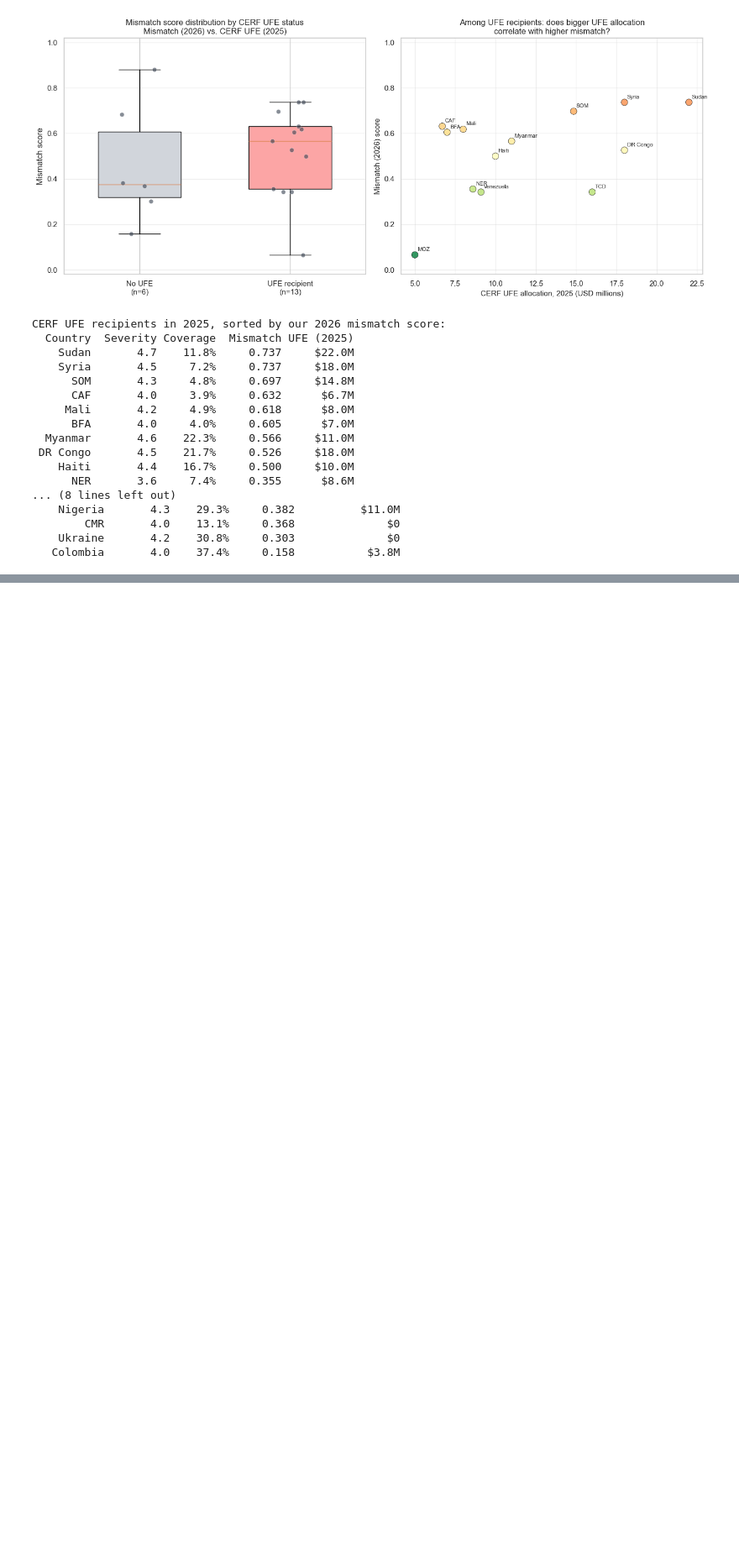
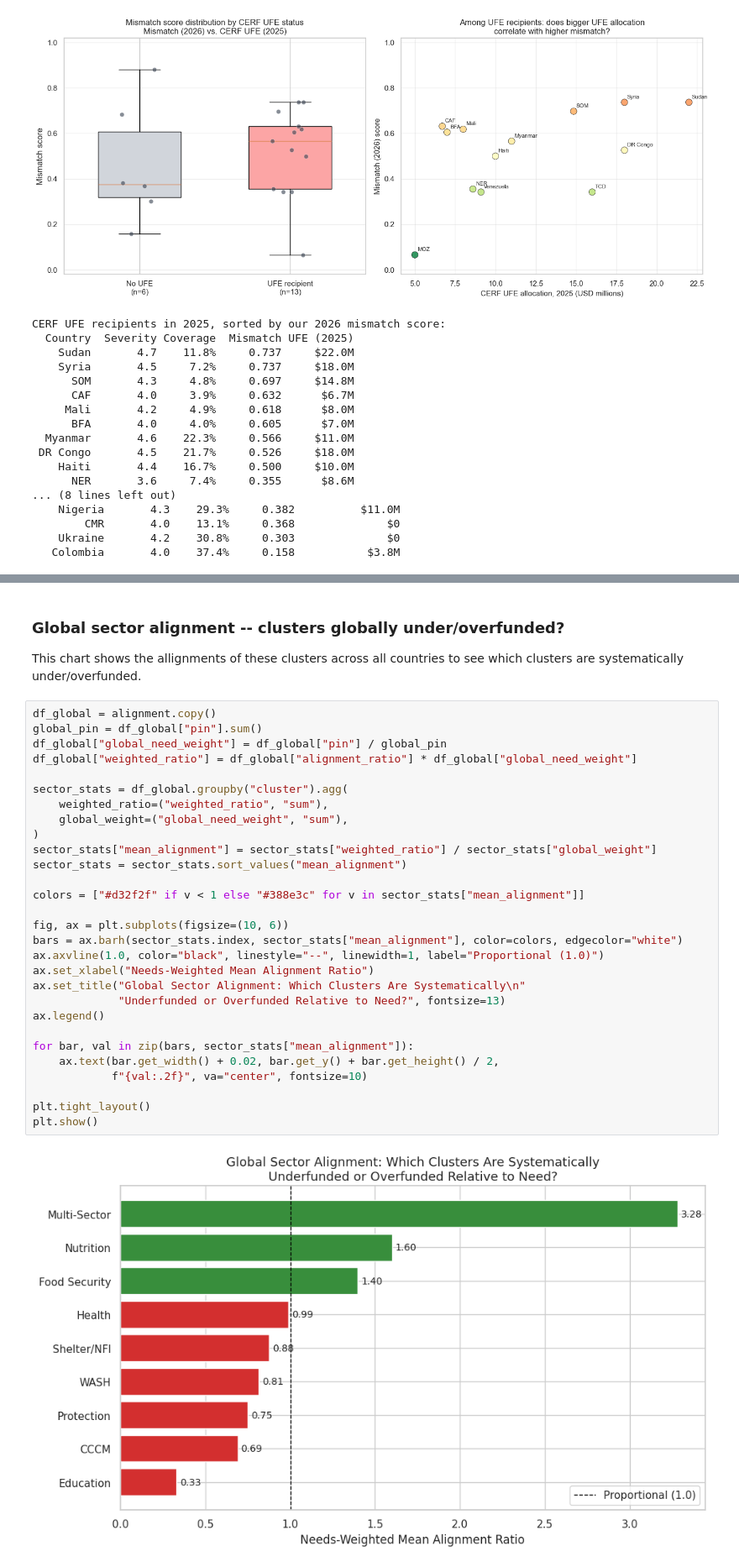
Before and after one commit to USER-397X/OCHA, a Jupyter notebook: stroopwafel.ipynb, the cells around one changed output, grey strips where cells are left out. Shown at 84% size. Cells and saved outputs as stored; diff of their text form; blank space fills up the shorter version.

```diff
--- a/stroopwafel.ipynb
+++ b/stroopwafel.ipynb
@@ -2277,0 +2599,35 @@ CERF UFE recipients in 2025, sorted by our 2026 mismatch score:
+# %% [markdown]
+### Global sector alignment -- clusters globally under/overfunded?
+
+This chart shows the allignments of these clusters across all countries to see which clusters are systematically under/overfunded.
+# %%
+df_global = alignment.copy()
+global_pin = df_global["pin"].sum()
+df_global["global_need_weight"] = df_global["pin"] / global_pin
+df_global["weighted_ratio"] = df_global["alignment_ratio"] * df_global["global_need_weight"]
+
+sector_stats = df_global.groupby("cluster").agg(
+    weighted_ratio=("weighted_ratio", "sum"),
+    global_weight=("global_need_weight", "sum"),
+)
+sector_stats["mean_alignment"] = sector_stats["weighted_ratio"] / sector_stats["global_weight"]
+sector_stats = sector_stats.sort_values("mean_alignment")
+
+colors = ["#d32f2f" if v < 1 else "#388e3c" for v in sector_stats["mean_alignment"]]
+
+fig, ax = plt.subplots(figsize=(10, 6))
+bars = ax.barh(sector_stats.index, sector_stats["mean_alignment"], color=colors, edgecolor="white")
+ax.axvline(1.0, color="black", linestyle="--", linewidth=1, label="Proportional (1.0)")
+ax.set_xlabel("Needs-Weighted Mean Alignment Ratio")
+ax.set_title("Global Sector Alignment: Which Clusters Are Systematically\n"
+             "Underfunded or Overfunded Relative to Need?", fontsize=13)
+ax.legend()
+
+for bar, val in zip(bars, sector_stats["mean_alignment"]):
+    ax.text(bar.get_width() + 0.02, bar.get_y() + bar.get_height() / 2,
+            f"{val:.2f}", va="center", fontsize=10)
+
+plt.tight_layout()
+plt.show()
+# %% [output]
+[figure, added]
```
Also changed, not shown: parts of 25 cells of this notebook.
